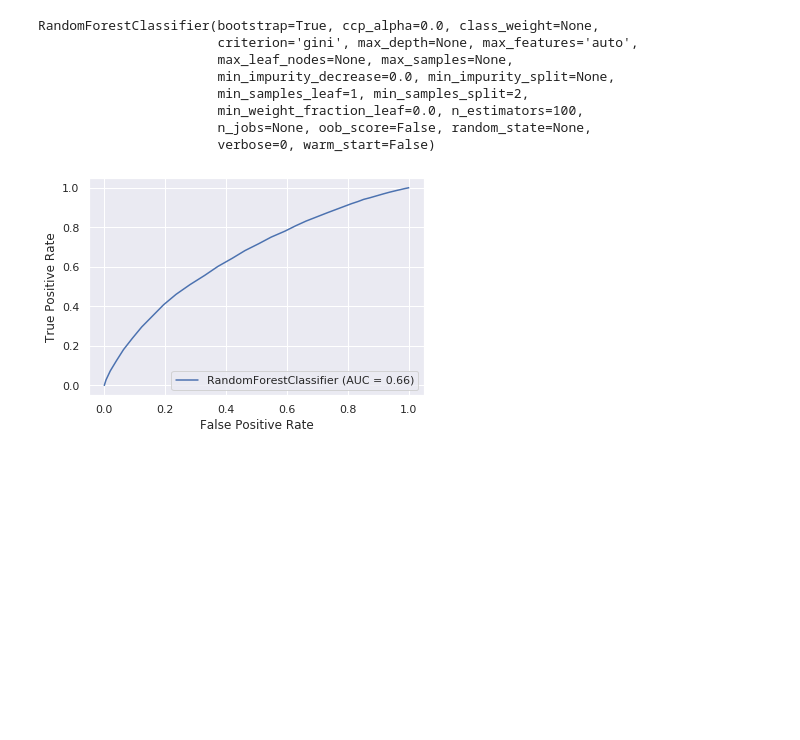
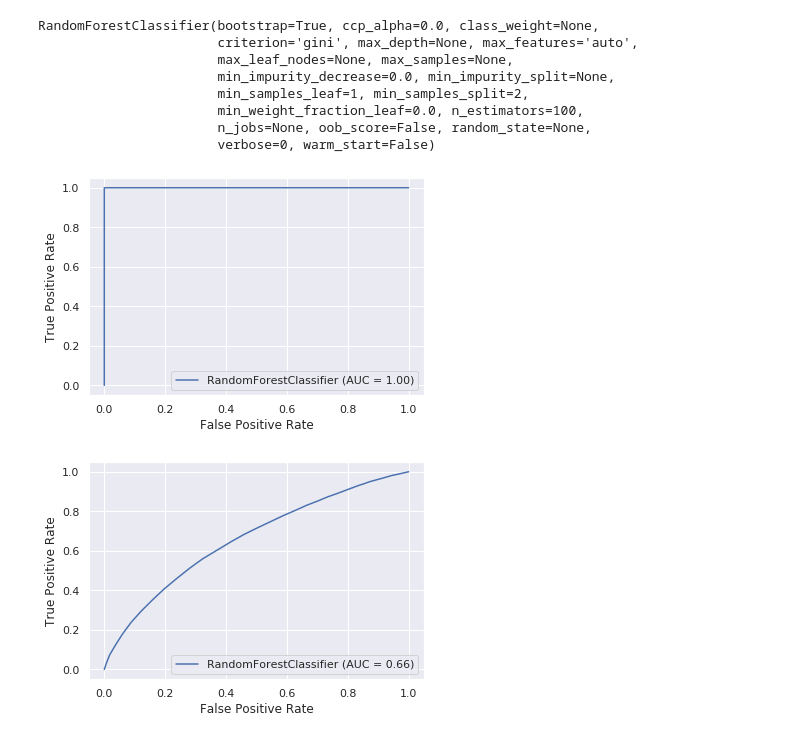
Before and after one commit to GoldenRaven/Lending_Club, a Jupyter notebook: code_my/PD_modeling.ipynb, the cells around one changed output. Saved outputs shown, nothing was run; the diff lists cells and outputs as text; code cells hidden in the pictures; blank space fills up the shorter version.

```diff
--- a/code_my/PD_modeling.ipynb
+++ b/code_my/PD_modeling.ipynb
@@ -923,6 +959,10 @@ RandomForestClassifier(bootstrap=True, ccp_alpha=0.0, class_weight=None,
                        verbose=0, warm_start=False)
 # %%
 pred_test_2 = rf2.predict(inputs_test_p)
+# %%
+plot_roc_curve(rf2, inputs_train_p, targets_train);
+# %% [output]
+[figure, added]
 # %%
 plot_roc_curve(rf2, inputs_test_p, targets_test);
 # %% [output]
```
Also changed, not shown: parts of 61 cells of this notebook, 1 other file.
